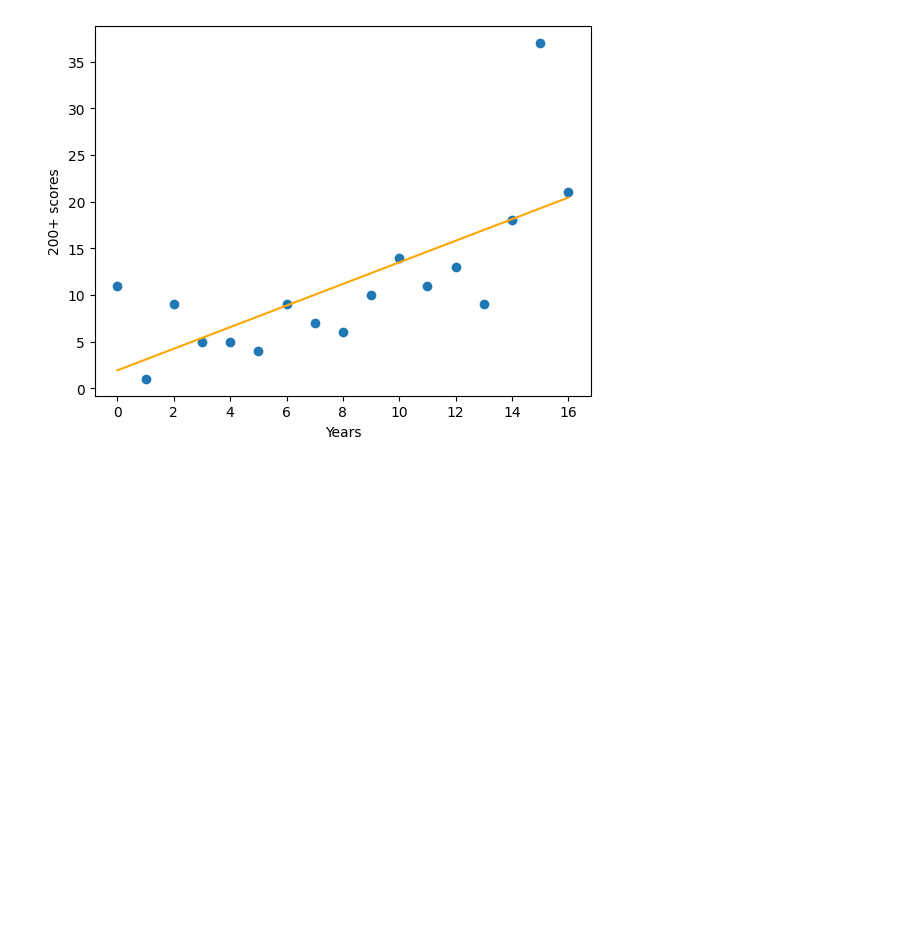
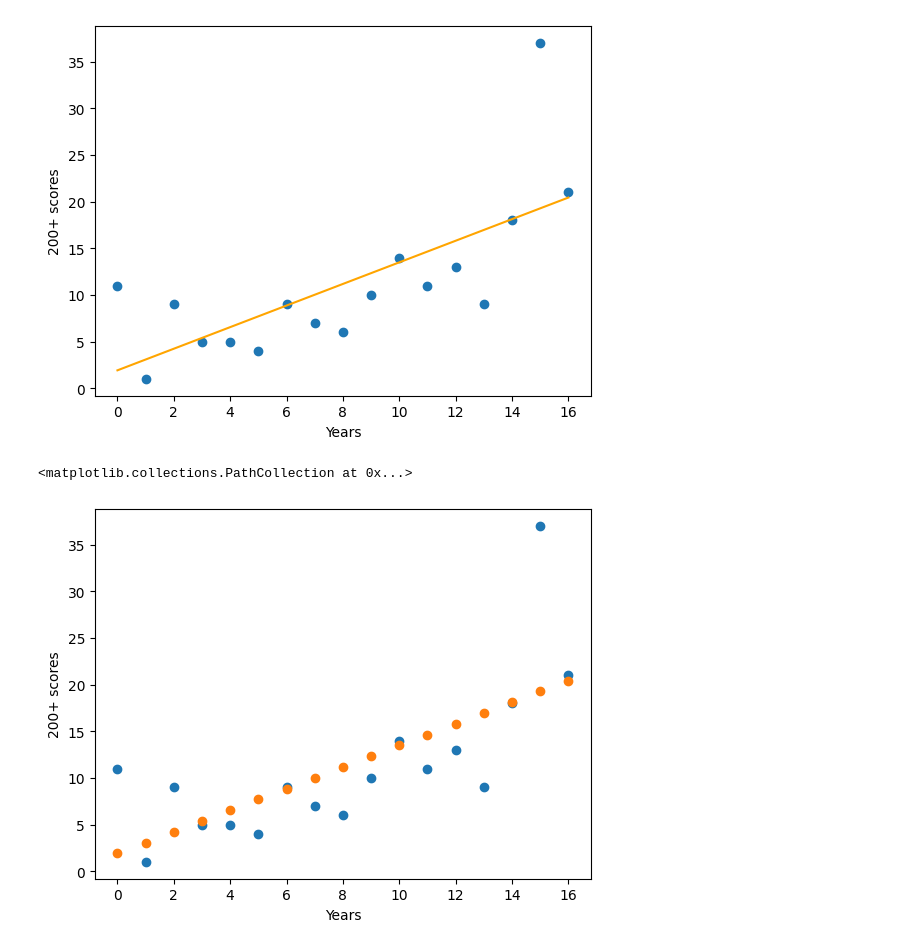
Before and after one commit to sdata07/scikit-ipl-200-plus-scores, a Jupyter notebook: main/main.ipynb, the cells around one changed output. Cells and saved outputs as stored; diff of their text form; code cells hidden in the pictures; blank space fills up the shorter version.

Commit message:
Added the result of the linear graph as points

```diff
--- a/main/main.ipynb
+++ b/main/main.ipynb
@@ -34,3 +35,17 @@ plt.plot(years, reg.coef_ * years + reg.intercept_, color="orange")
 # %% [output]
 [<matplotlib.lines.Line2D at 0x...>]
 [figure]
+# %%
+plt.xlabel("Years")
+plt.ylabel("200+ scores")
+
+years = df["Season"] - 2008
+score = df["200+ Scores"]
+
+plt.scatter(years, score)
+predict = reg.predict(df[["Season"]] - 2008)
+
+plt.scatter(years, predict)
+# %% [output]
+<matplotlib.collections.PathCollection at 0x...>
+[figure, added]
```
Also changed, not shown: parts of 1 cell of this notebook.
